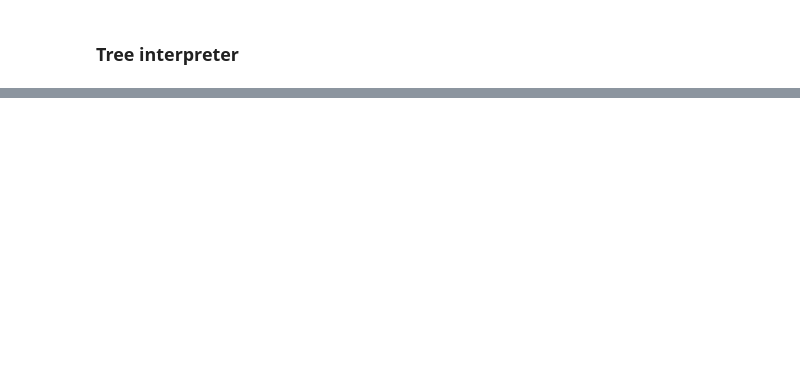
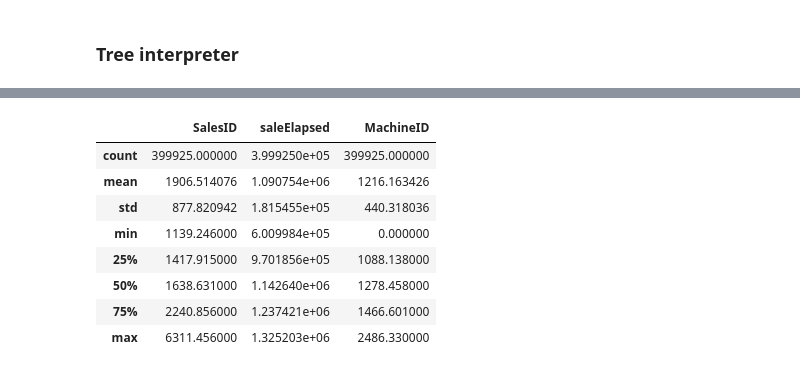
Before and after one commit to gsam1/dsml-learning, a Jupyter notebook: Intro_ML_Coders/Lesson_04_Feature_Importance_Tree_Interpreter.ipynb, the cells around one changed output, grey strips where cells are left out. Saved outputs shown, nothing was run; the diff lists cells and outputs as text; code cells hidden in the pictures; blank space fills up the shorter version.

```diff
--- a/Intro_ML_Coders/Lesson_04_Feature_Importance_Tree_Interpreter.ipynb
+++ b/Intro_ML_Coders/Lesson_04_Feature_Importance_Tree_Interpreter.ipynb
@@ -326,0 +357,14 @@ contributions[0].sum()
+# %%
+feats=['SalesID', 'saleElapsed', 'MachineID']
+# %%
+(X_train[feats]/1000).describe()
+# %% [output]
+|  | SalesID | saleElapsed | MachineID |
+| count | 399925.000000 | 3.999250e+05 | 399925.000000 |
+| mean | 1906.514076 | 1.090754e+06 | 1216.163426 |
+| std | 877.820942 | 1.815455e+05 | 440.318036 |
+| min | 1139.246000 | 6.009984e+05 | 0.000000 |
+| 25% | 1417.915000 | 9.701856e+05 | 1088.138000 |
+| 50% | 1638.631000 | 1.142640e+06 | 1278.458000 |
+| 75% | 2240.856000 | 1.237421e+06 | 1466.601000 |
+| max | 6311.456000 | 1.325203e+06 | 2486.330000 |
```
Also changed, not shown: parts of 42 cells of this notebook, 1 other file.
